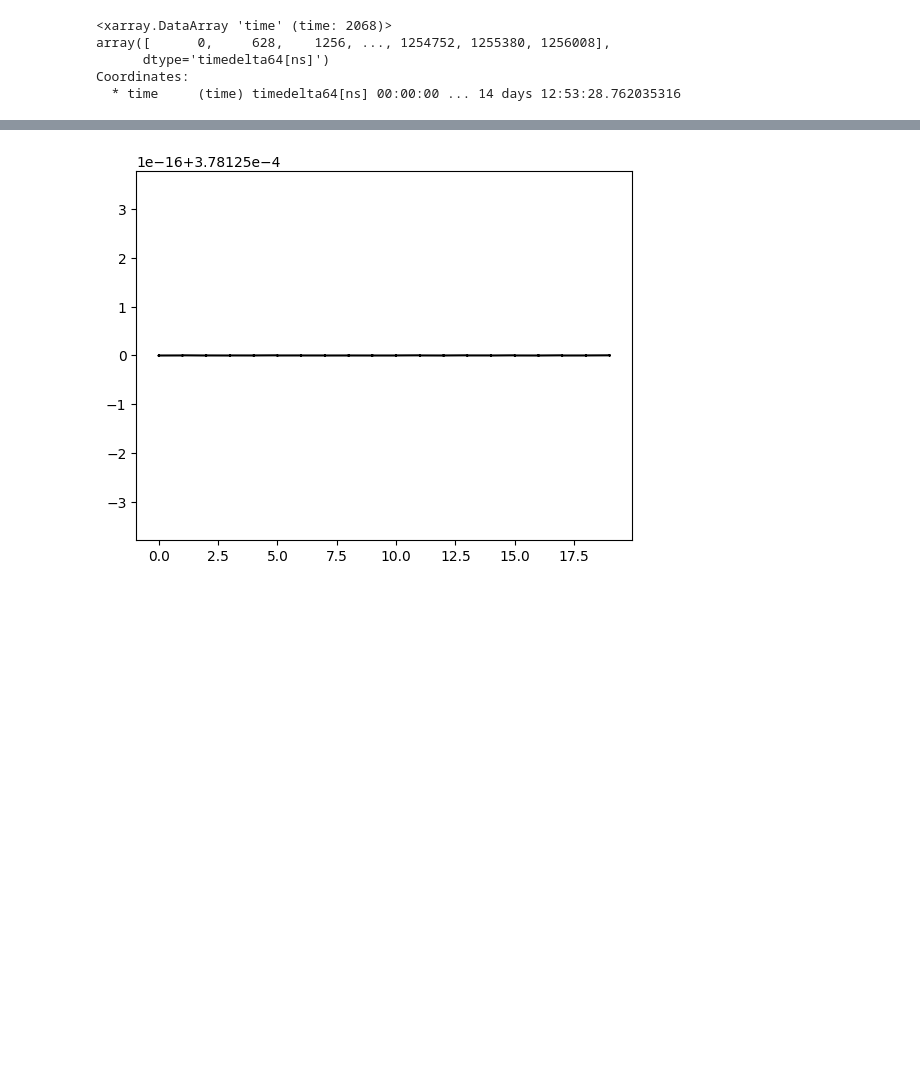
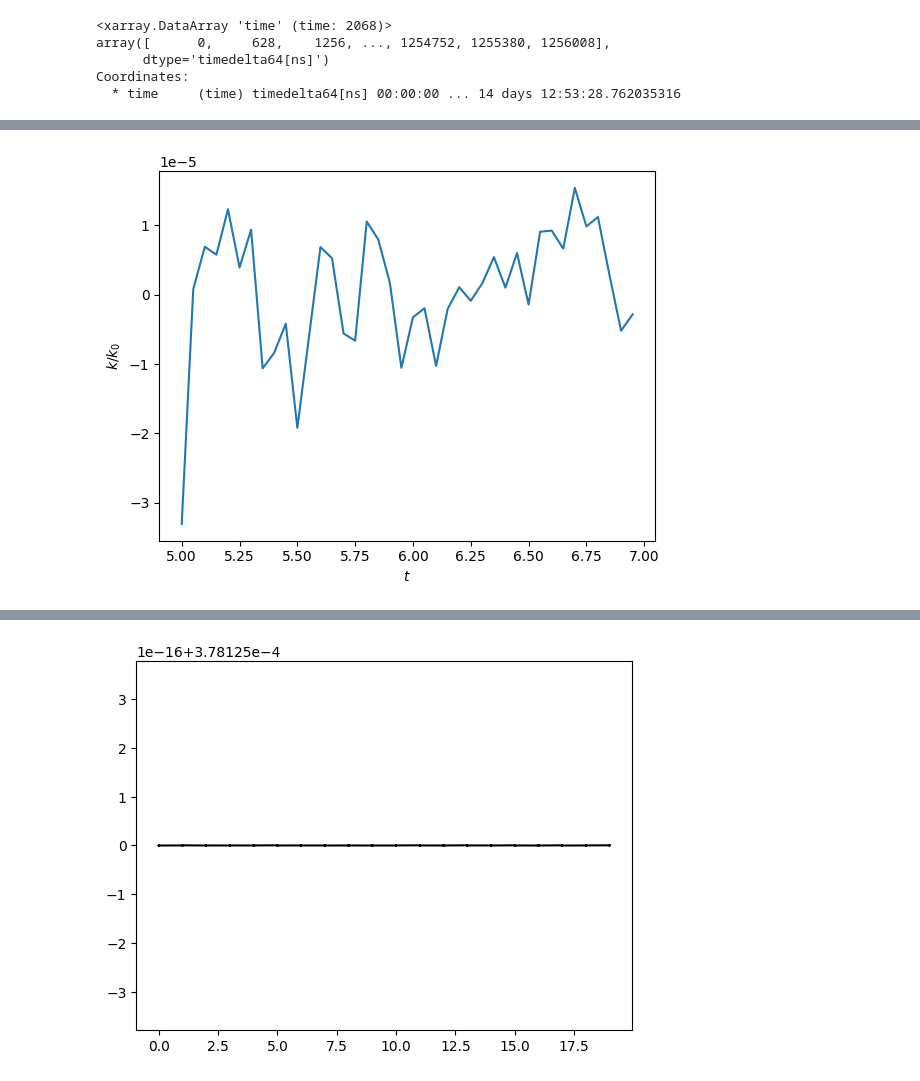
Before and after one commit to loganpknudsen/BottomBoundaryLayer, a Jupyter notebook: Result_Calculations/v_velocity_visualization_standard.ipynb, the cells around one changed output, grey strips where cells are left out. Drawn from its saved outputs; the diff is of its cells as text; code cells hidden in the pictures; blank space fills up the shorter version.

```diff
--- a/Result_Calculations/v_velocity_visualization_standard.ipynb
+++ b/Result_Calculations/v_velocity_visualization_standard.ipynb
@@ -163,0 +266,8 @@ plt.show()
+# %%
+plt.plot(BFLUX_spatial_average_time_series_ip.intp[100:140],BFLUX_spatial_average_time_series_ip.values[100:140]/KE_spatial_average_time_series_ip.values[100:140])
+plt.ylabel('$k$/$k_0$')
+plt.xlabel('$t$')
+# plt.yscale('log')
+plt.show()
+# %% [output]
+[figure, added]
```
Also changed, not shown: parts of 29 cells of this notebook, 5 other files.
